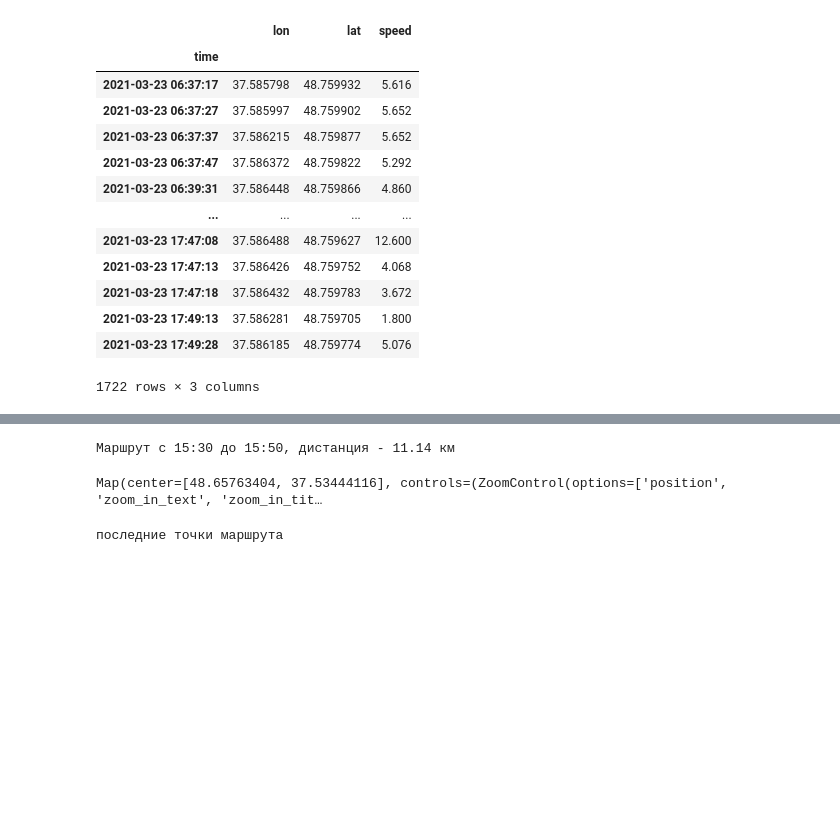
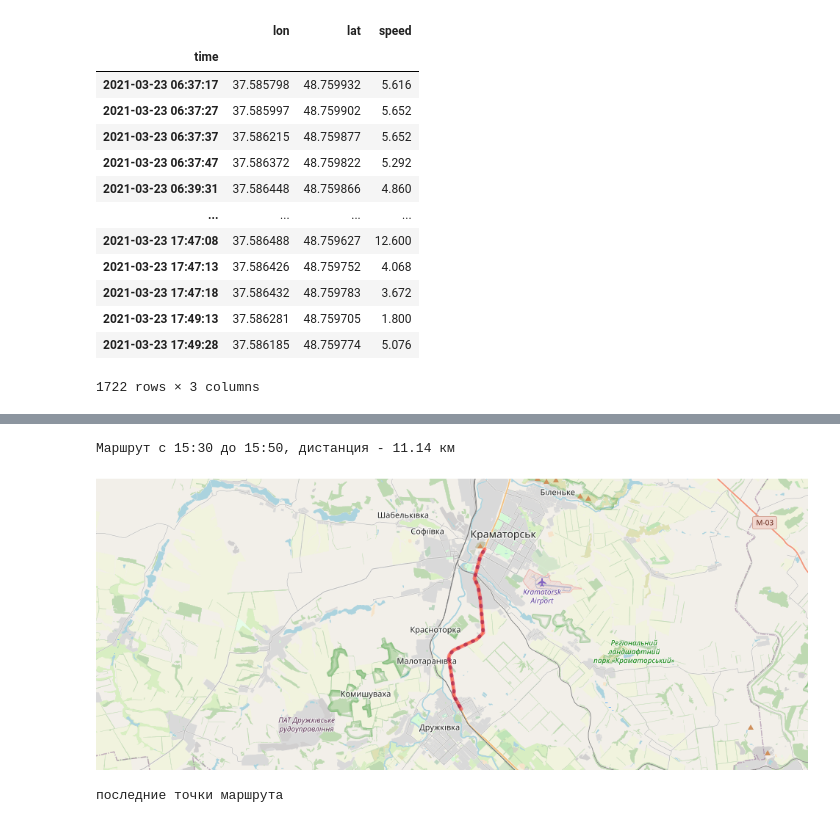
Before and after one commit to dgordienko/distributor.mobile.reports, a Jupyter notebook: 09-21.ipynb, the cells around one changed output, grey strips where cells are left out. Saved outputs shown, nothing was run; the diff lists cells and outputs as text; code cells hidden in the pictures; blank space fills up the shorter version.

```diff
--- a/09-21.ipynb
+++ b/09-21.ipynb
@@ -53,24 +54,24 @@ fig.show()
 # %%
 loc = frame[frame.time.between('2021-03-23 15:30:00', '2021-03-23 15:50:00')]
 ants = loc[['lat','lon']].to_numpy().tolist()
 ant_path = AntPath(
     locations=ants,
     dash_array=[1, 10],
     delay=3000,
     color='#FF0D00',
     pulse_color='#870047'
 )
 
 m = Map(center=(ants[30][0], ants[30][1]),zoom=12)
 m.add_layer(ant_path)
 begin = ants[0]
 end = ants[len(ants)-1]
 
 print('Маршрут с 15:30 до 15:50, дистанция - {} км'.format(round(distance.distance(begin,end).km, 2)))
-m
+Image(filename='route.png')
 # %% [output]
 Маршрут с 15:30 до 15:50, дистанция - 11.14 км
-Map(center=[48.65763404, 37.53444116], controls=(ZoomControl(options=['position', 'zoom_in_text', 'zoom_in_tit…
+[figure, added]
 # %%
 print('последние точки маршрута')
 loc.tail(10)
```
Also changed, not shown: parts of 2 cells of this notebook, 5 other files.
